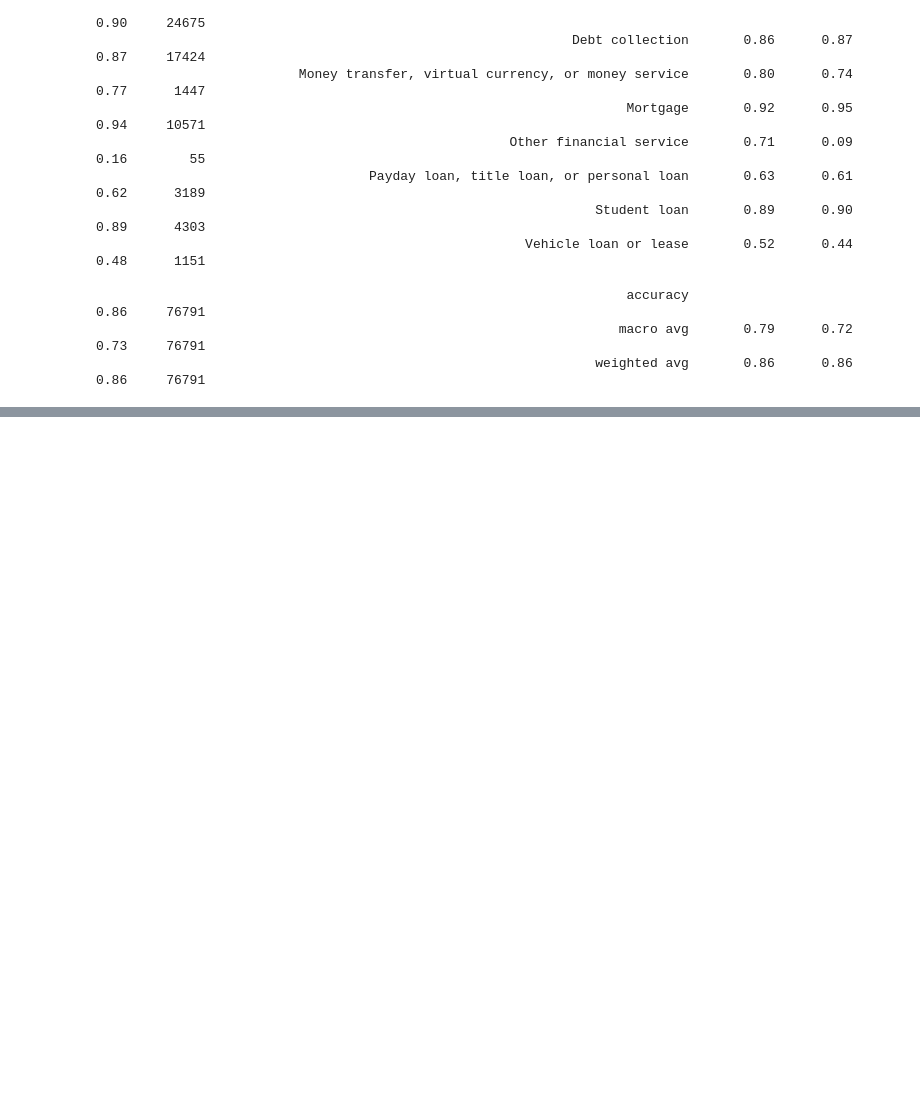
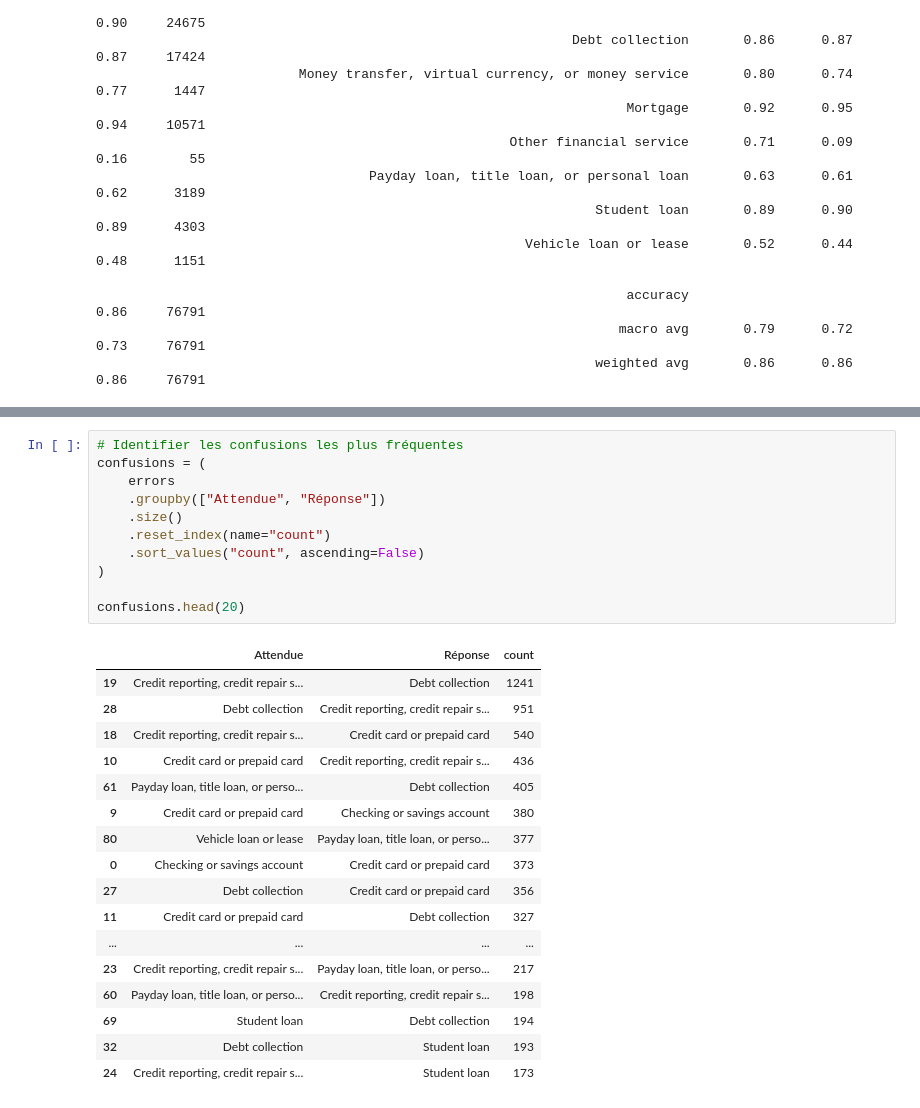
Before and after one commit to Ace4teaM/OCR-ZenAssist, a Jupyter notebook: 3_approche_ml.ipynb, the cells around one changed output, grey strips where cells are left out. Cells and saved outputs as stored; diff of their text form; blank space fills up the shorter version.

```diff
--- a/3_approche_ml.ipynb
+++ b/3_approche_ml.ipynb
@@ -546 +582,30 @@ Credit reporting, credit repair services, or other personal consumer reports
+# %%
+# Identifier les confusions les plus fréquentes
+confusions = (
+    errors
+    .groupby(["Attendue", "Réponse"])
+    .size()
+    .reset_index(name="count")
+    .sort_values("count", ascending=False)
+)
+
+confusions.head(20)
+# %% [output]
+|  | Attendue | Réponse | count |
+| 19 | Credit reporting, credit repair s... | Debt collection | 1241 |
+| 28 | Debt collection | Credit reporting, credit repair s... | 951 |
+| 18 | Credit reporting, credit repair s... | Credit card or prepaid card | 540 |
+| 10 | Credit card or prepaid card | Credit reporting, credit repair s... | 436 |
+| 61 | Payday loan, title loan, or perso... | Debt collection | 405 |
+| 9 | Credit card or prepaid card | Checking or savings account | 380 |
+| 80 | Vehicle loan or lease | Payday loan, title loan, or perso... | 377 |
+| 0 | Checking or savings account | Credit card or prepaid card | 373 |
+| 27 | Debt collection | Credit card or prepaid card | 356 |
+| 11 | Credit card or prepaid card | Debt collection | 327 |
+| ... | ... | ... | ... |
+| 23 | Credit reporting, credit repair s... | Payday loan, title loan, or perso... | 217 |
+| 60 | Payday loan, title loan, or perso... | Credit reporting, credit repair s... | 198 |
+| 69 | Student loan | Debt collection | 194 |
+| 32 | Debt collection | Student loan | 193 |
+| 24 | Credit reporting, credit repair s... | Student loan | 173 |
 # %%
```
Also changed, not shown: parts of 23 cells of this notebook, 8 other files.
